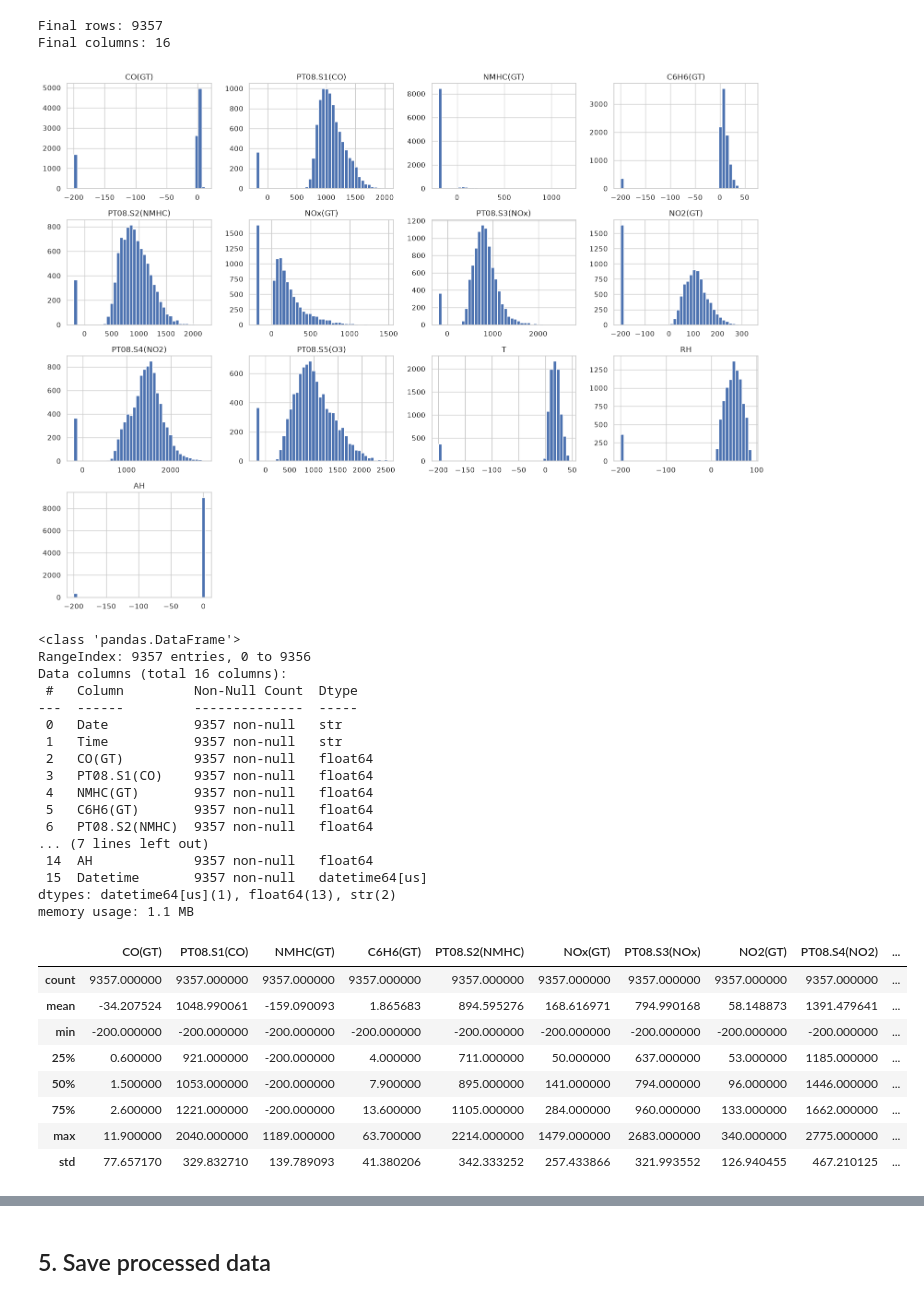
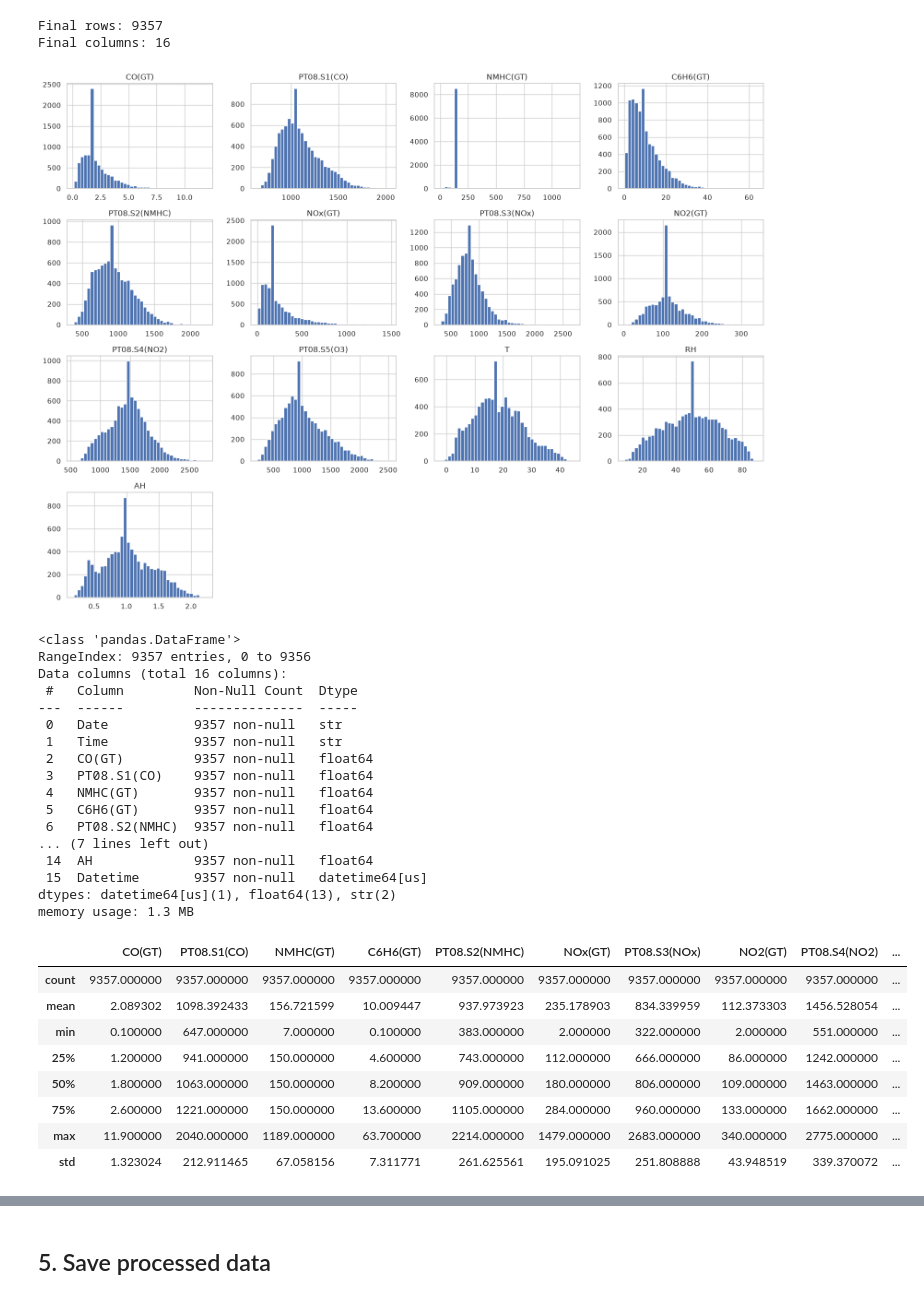
Before and after one commit to ChloeKC/healthyair, a Jupyter notebook: notebooks/data_cleaning.ipynb, the cells around one changed output, grey strips where cells are left out. Saved outputs shown, nothing was run; the diff lists cells and outputs as text; code cells hidden in the pictures.

```diff
--- a/notebooks/data_cleaning.ipynb
+++ b/notebooks/data_cleaning.ipynb
@@ -196,0 +229,11 @@ df_clean = df_clean.drop(columns=["Unnamed: 15", "Unnamed: 16"])
+# %%
+df_clean = df_clean.drop(columns=["Time_Difference"])
+# %%
+df_clean = df_clean.dropna(
+    subset=["Datetime"]
+)
+# %%
+df_clean = df_clean.replace(
+    -200,
+    np.nan
+)
@@ -197,3 +267,14 @@ df_clean = df_clean.drop(columns=["Unnamed: 15", "Unnamed: 16"])
+# %%
+# Impute missing values with median
+numeric_cols = df_clean.select_dtypes(
+    include="number"
+).columns
+
+for col in numeric_cols:
+
+    df_clean[col] = df_clean[col].fillna(
+        df_clean[col].median()
+    )
 # %%
 # Relationships
 selected = [c for c in ["CO(GT)", "NOx(GT)", "NO2(GT)", "T", "RH", "AH"] if c in df_clean.columns]
@@ -230,7 +313,7 @@ numeric.hist(figsize=(16, 12), bins=40)
 plt.tight_layout()
 plt.show()
 # %% [output]
-[figure, old version]
+[figure, new version]
 # %%
 df_clean.info()
 # %% [output]
@@ -250,16 +333,16 @@ Data columns (total 16 columns):
  14  AH             9357 non-null   float64
  15  Datetime       9357 non-null   datetime64[us]
 dtypes: datetime64[us](1), float64(13), str(2)
-memory usage: 1.1 MB
+memory usage: 1.3 MB
 # %%
-df.describe()
+df_clean.describe()
 # %% [output]
 |  | CO(GT) | PT08.S1(CO) | NMHC(GT) | C6H6(GT) | PT08.S2(NMHC) | NOx(GT) | PT08.S3(NOx) | NO2(GT) | PT08.S4(NO2) | ... |
 | count | 9357.000000 | 9357.000000 | 9357.000000 | 9357.000000 | 9357.000000 | 9357.000000 | 9357.000000 | 9357.000000 | 9357.000000 | ... |
-| mean | -34.207524 | 1048.990061 | -159.090093 | 1.865683 | 894.595276 | 168.616971 | 794.990168 | 58.148873 | 1391.479641 | ... |
-| min | -200.000000 | -200.000000 | -200.000000 | -200.000000 | -200.000000 | -200.000000 | -200.000000 | -200.000000 | -200.000000 | ... |
-| 25% | 0.600000 | 921.000000 | -200.000000 | 4.000000 | 711.000000 | 50.000000 | 637.000000 | 53.000000 | 1185.000000 | ... |
-| 50% | 1.500000 | 1053.000000 | -200.000000 | 7.900000 | 895.000000 | 141.000000 | 794.000000 | 96.000000 | 1446.000000 | ... |
-| 75% | 2.600000 | 1221.000000 | -200.000000 | 13.600000 | 1105.000000 | 284.000000 | 960.000000 | 133.000000 | 1662.000000 | ... |
+| mean | 2.089302 | 1098.392433 | 156.721599 | 10.009447 | 937.973923 | 235.178903 | 834.339959 | 112.373303 | 1456.528054 | ... |
+| min | 0.100000 | 647.000000 | 7.000000 | 0.100000 | 383.000000 | 2.000000 | 322.000000 | 2.000000 | 551.000000 | ... |
+| 25% | 1.200000 | 941.000000 | 150.000000 | 4.600000 | 743.000000 | 112.000000 | 666.000000 | 86.000000 | 1242.000000 | ... |
+| 50% | 1.800000 | 1063.000000 | 150.000000 | 8.200000 | 909.000000 | 180.000000 | 806.000000 | 109.000000 | 1463.000000 | ... |
+| 75% | 2.600000 | 1221.000000 | 150.000000 | 13.600000 | 1105.000000 | 284.000000 | 960.000000 | 133.000000 | 1662.000000 | ... |
 | max | 11.900000 | 2040.000000 | 1189.000000 | 63.700000 | 2214.000000 | 1479.000000 | 2683.000000 | 340.000000 | 2775.000000 | ... |
-| std | 77.657170 | 329.832710 | 139.789093 | 41.380206 | 342.333252 | 257.433866 | 321.993552 | 126.940455 | 467.210125 | ... |
+| std | 1.323024 | 212.911465 | 67.058156 | 7.311771 | 261.625561 | 195.091025 | 251.808888 | 43.948519 | 339.370072 | ... |
```
Also changed, not shown: parts of 22 cells of this notebook, 15 other files.
